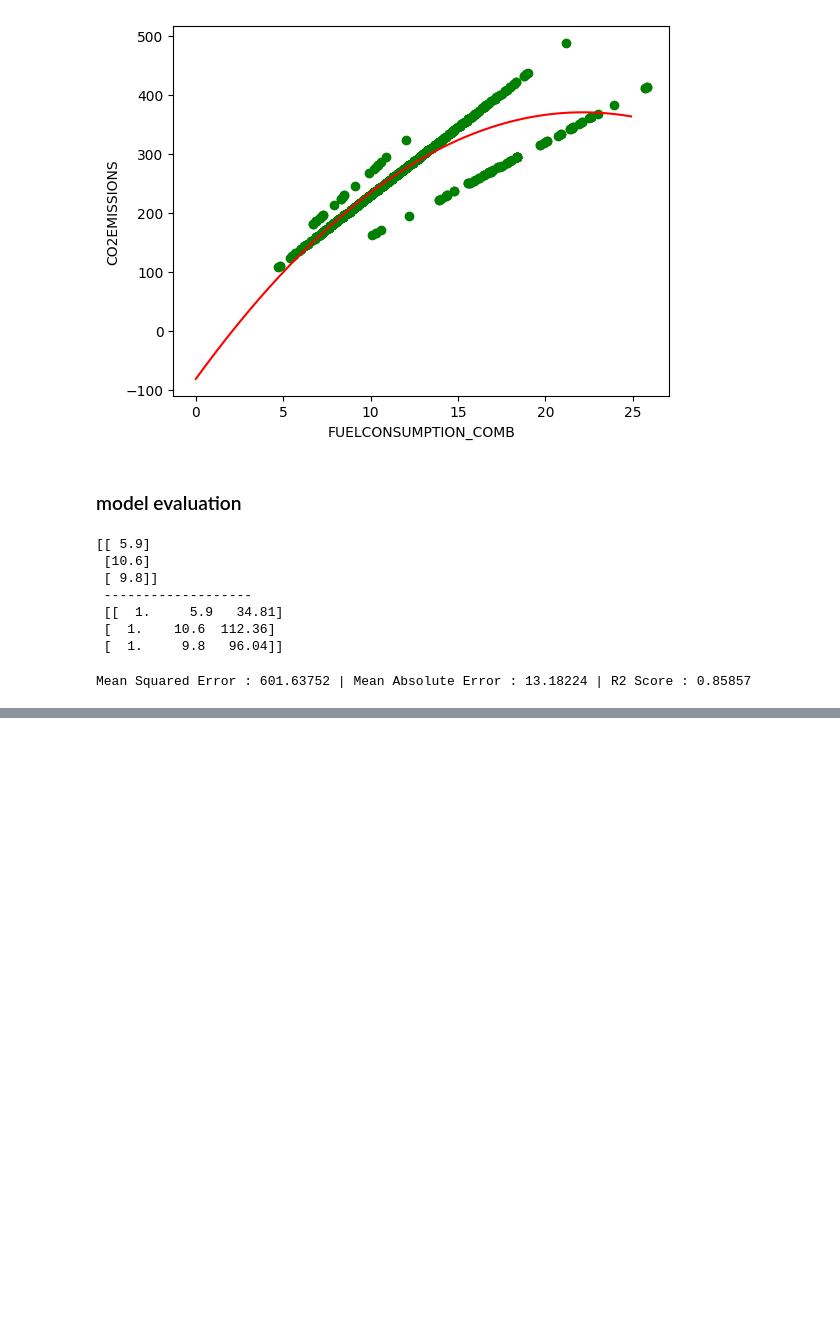
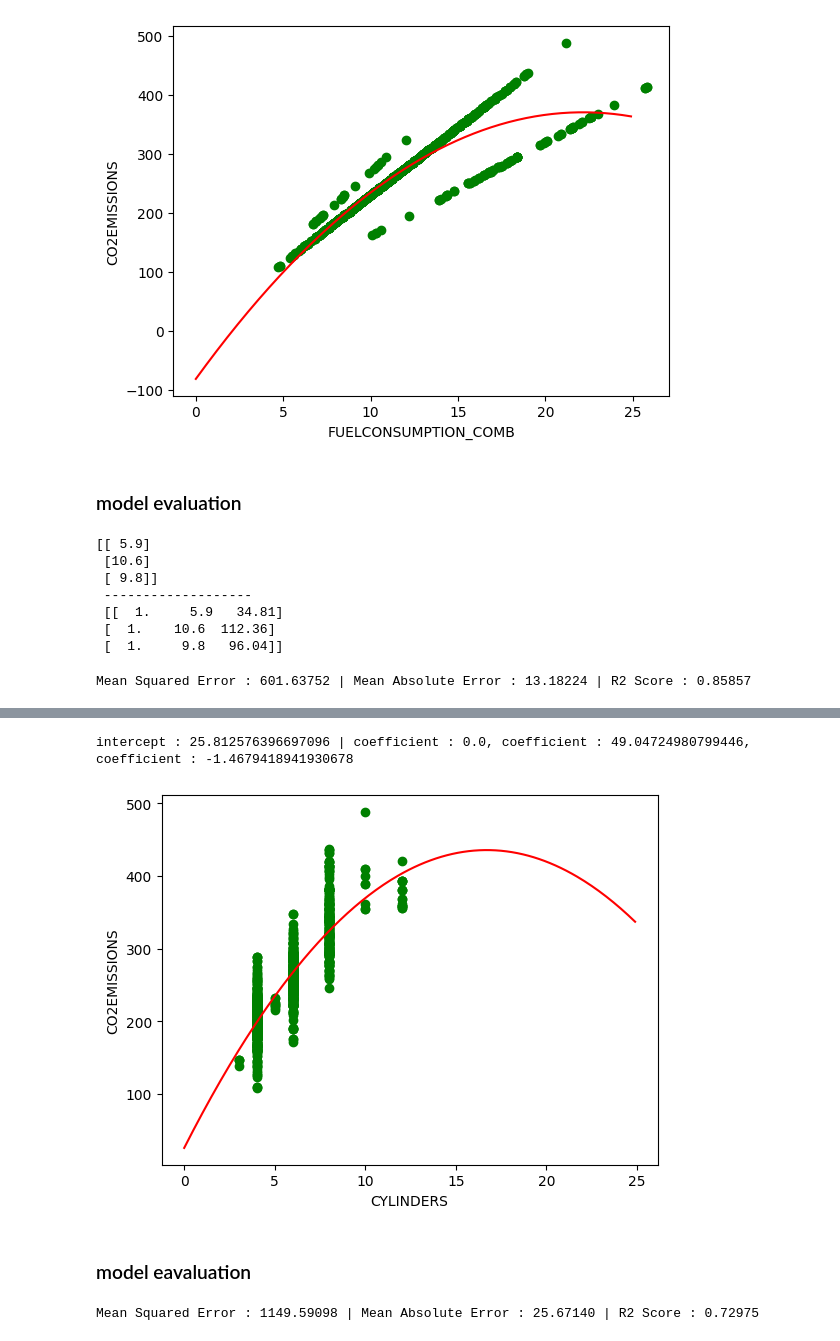
Before and after one commit to fahime9407/Machine-Learning-Path, a Jupyter notebook: regression/practicePoly.ipynb, the cells around one changed output, grey strips where cells are left out. Saved outputs shown, nothing was run; the diff lists cells and outputs as text; code cells hidden in the pictures; blank space fills up the shorter version.

```diff
--- a/regression/practicePoly.ipynb
+++ b/regression/practicePoly.ipynb
@@ -122,0 +134,10 @@ Mean Squared Error : 601.63752 | Mean Absolute Error : 13.18224 | R2 Score : 0.8
+# %%
+train_x = np.asanyarray(train[["CYLINDERS"]])
+train_y = np.asanyarray(train[["CO2EMISSIONS"]])
+
+test_x = np.asanyarray(test[["CYLINDERS"]])
+test_y = np.asanyarray(test[["CO2EMISSIONS"]])
+# %%
+train_x_poly = poly.fit_transform(train_x)
+
+print(train_x[:3], "\n---------------------------\n", train_x_poly[:3])
@@ -122,0 +152,19 @@ Mean Squared Error : 601.63752 | Mean Absolute Error : 13.18224 | R2 Score : 0.8
+# %%
+model = LinearRegression()
+model.fit(train_x_poly, train_y)
+
+print(f"intercept : {model.intercept_[0]} | coefficient : {model.coef_[0][0]}, coefficient : {model.coef_[0][1]}, coefficient : {model.coef_[0][2]}")
+# %% [output]
+intercept : 25.812576396697096 | coefficient : 0.0, coefficient : 49.04724980799446, coefficient : -1.4679418941930678
+# %%
+plt.scatter(cdf["CYLINDERS"], cdf["CO2EMISSIONS"], color="green")
+xx = np.arange(0, 25, 0.1)
+yy = model.intercept_[0] + model.coef_[0][1] * x + model.coef_[0][2] * np.pow(x, 2)
+plt.plot(xx, yy, color="red")
+plt.xlabel("CYLINDERS")
+plt.ylabel("CO2EMISSIONS")
+plt.show()
+# %% [output]
+[figure, added]
+# %% [markdown]
+### model eavaluation
@@ -122,0 +174,8 @@ Mean Squared Error : 601.63752 | Mean Absolute Error : 13.18224 | R2 Score : 0.8
+# %%
+msse = np.mean((test_y - test_y_pred) ** 2)
+maae = np.mean(np.absolute(test_y - test_y_pred))
+rr2 = r2_score(test_y, test_y_pred)
+
+print(f"mean squared error : {msse:.5f} | mean absolute error : {maae:.5f} | r2 score : {rr2:.5f}".title())
+# %% [output]
+Mean Squared Error : 1149.59098 | Mean Absolute Error : 25.67140 | R2 Score : 0.72975
```
Also changed, not shown: parts of 5 cells of this notebook.
